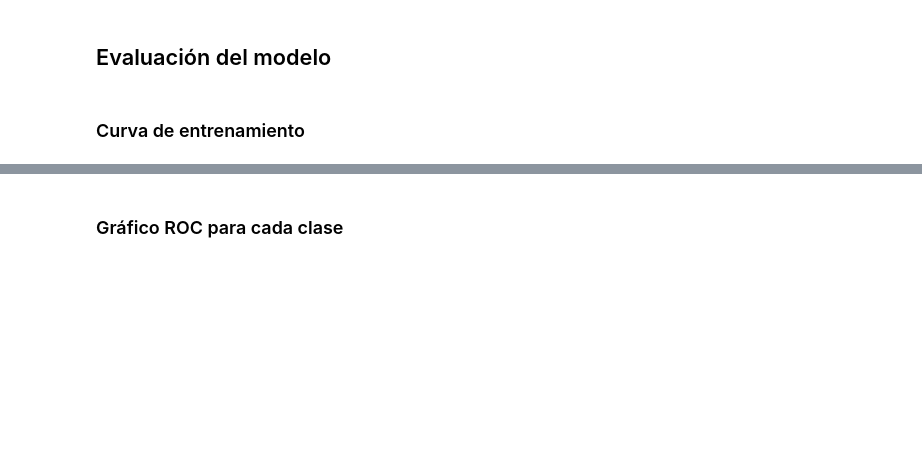
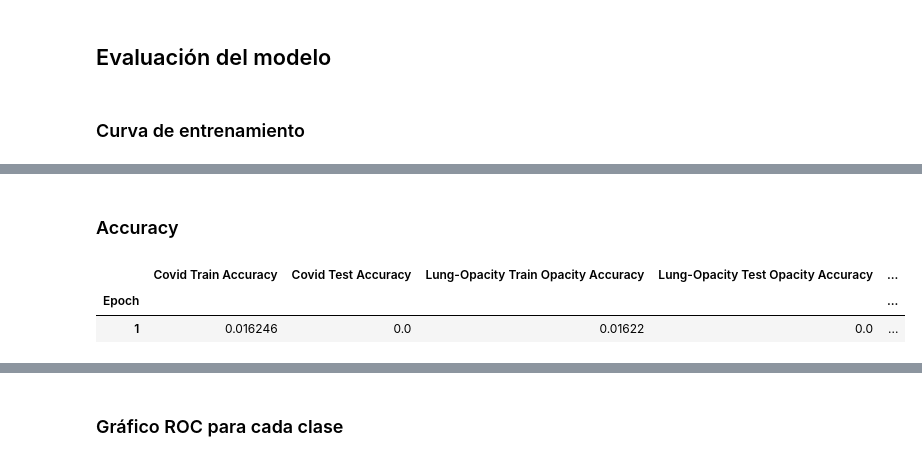
Before and after one commit to rijegaro287/proyecto_2_IRP, a Jupyter notebook: cnn/no_filter.ipynb, the cells around one changed output, grey strips where cells are left out. Saved outputs shown, nothing was run; the diff lists cells and outputs as text; code cells hidden in the pictures; blank space fills up the shorter version.

```diff
--- a/cnn/no_filter.ipynb
+++ b/cnn/no_filter.ipynb
@@ -245,7 +410,8 @@ def test(dataloader, model, loss_fn):
 # %%
 batch_size = 32
 learning_rate = 1e-5
-epochs = 3
+momentum = 0.2
+epochs = 1
 
 train_dataset = CustomDataset(images_path, X_train, y_train, transform=Compose([
     Grayscale(),
@@ -269,7 +435,7 @@ test_dataloader = DataLoader(
 
 model = ConvolutionalNetwork().to(device)
 loss_fn = nn.CrossEntropyLoss()
-optimizer = torch.optim.SGD(model.parameters(), lr=learning_rate, momentum=0.2)
+optimizer = torch.optim.SGD(model.parameters(), lr=learning_rate, momentum=momentum)
 # %%
 train_metrics = []
 test_metrics = []
@@ -411,0 +486,11 @@ fig.show()
+# %% [markdown]
+### Accuracy
+# %%
+train_accuracies = [train_metrics[i]['accuracy'] for i in range(epochs)]
+test_accuracies = [test_metrics[i]['accuracy'] for i in range(epochs)]
+
+show_accuracy_table(train_accuracies, test_accuracies, epochs)
+# %% [output]
+|  | Covid Train Accuracy | Covid Test Accuracy | Lung-Opacity Train Opacity Accuracy | Lung-Opacity Test Opacity Accuracy | ... |
+| Epoch |  |  |  |  | ... |
+| 1 | 0.016246 | 0.0 | 0.01622 | 0.0 | ... |
```
Also changed, not shown: parts of 29 cells of this notebook.
